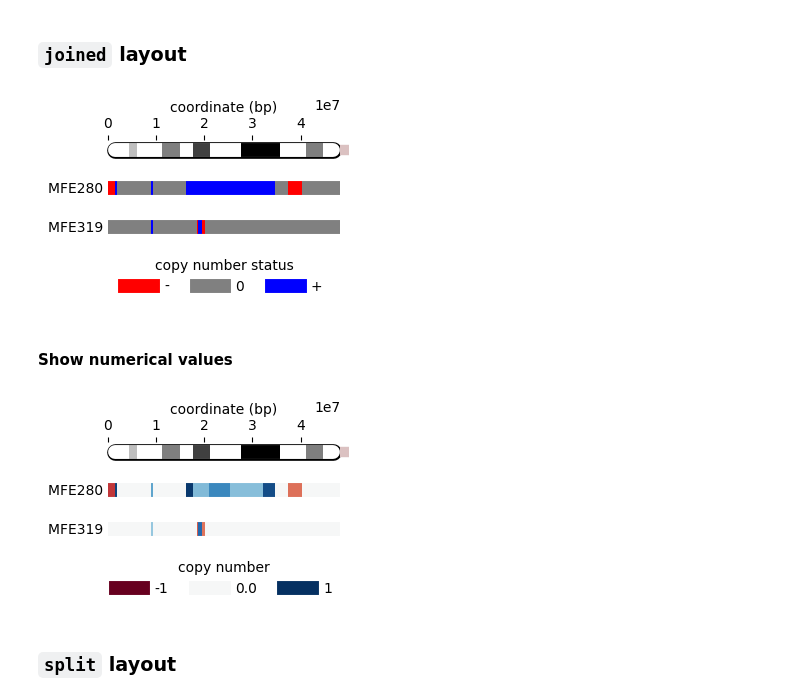
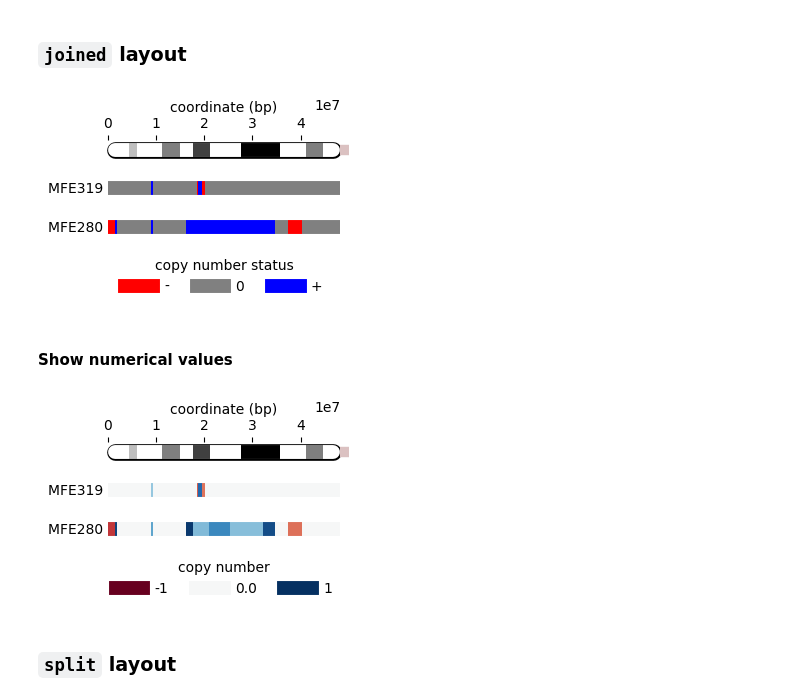
Before and after one commit to rraadd88/chrov, a Jupyter notebook: examples/chrov_viz_ranges.ipynb, the cells around one changed output. Cells and saved outputs as stored; diff of their text form; code cells hidden in the pictures.

```diff
--- a/examples/chrov_viz_ranges.ipynb
+++ b/examples/chrov_viz_ranges.ipynb
@@ -64,13 +64,13 @@ fig,ax=plt.subplots(
     figsize=[3,1.5],
 )
 _=plot_ranges(
-    data=data,
+    data=data.sort_values('sample name'),
     col_id='sample id',
     col_label='sample name',
     hue='copy number status',
     col_start='start',
     col_end='end',
-    col_sortby='sample name',
+    # col_sortby='sample name',
     kind='joined',
     start=0,end=48200001,
     cytobands=cytobands,
@@ -81,33 +81,33 @@ _=plot_ranges(
     )
 plt.savefig(f"{output_dir_path}/ranges_joined.png",bbox_inches='tight')
 # %% [output]
-[figure, old version]
+[figure, new version]
 # %% [markdown]
 #### Show numerical values
 # %%
 fig,ax=plt.subplots(
     figsize=[3,1.5],
 )
 _=plot_ranges(
-    data=data,
+    data=data.sort_values('sample name'),
     col_id='sample id',
     col_label='sample name',
     hue='copy number',
     col_start='start',
     col_end='end',
-    col_sortby='sample name',
+    # col_sortby='sample name',
     kind='joined',
     start=0,end=48200001,
     cytobands=cytobands,
     palette='RdBu', ## colormap
     hue_lim=[-1,1], ## limits on values shown
     show_segments=False,
     ax=ax,
     test=False,
     )
 plt.savefig(f"{output_dir_path}/ranges_joined_numerical.png",bbox_inches='tight')
 # %% [output]
-[figure, old version]
+[figure, new version]
 # %% [markdown]
 ### `split` layout
 # %%
```
Also changed, not shown: parts of 2 cells of this notebook, 2 other files.
